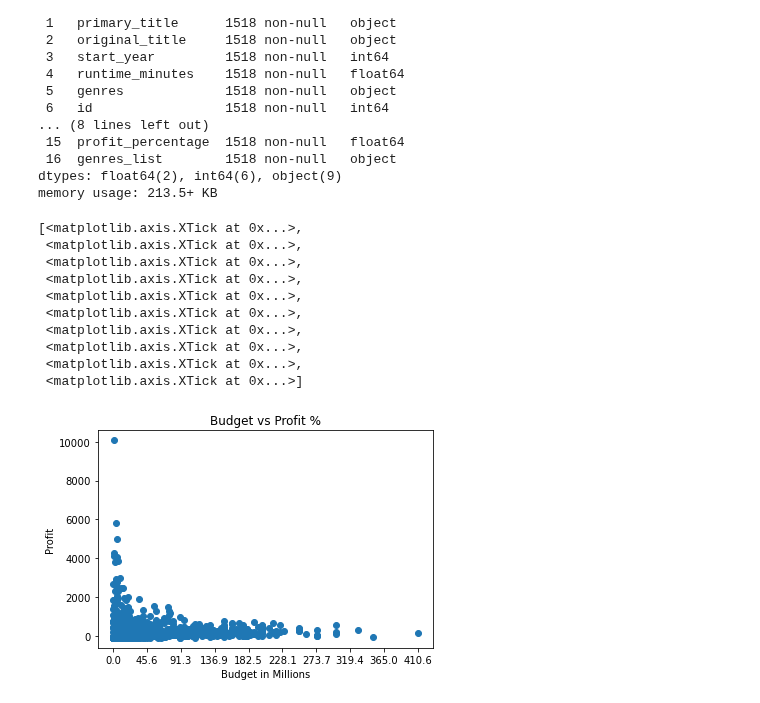
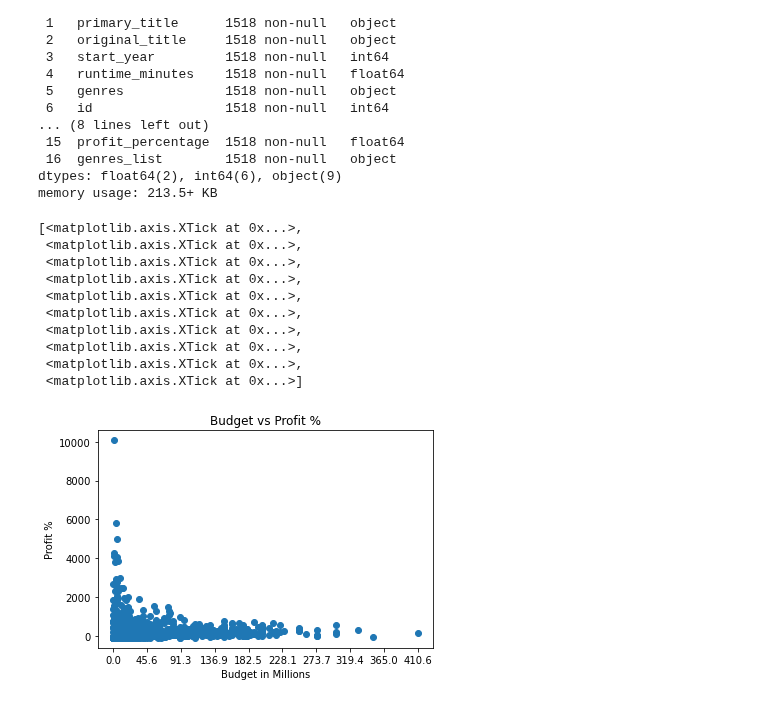
Before and after one commit to FeritYikar/ds-phase1-project, a Jupyter notebook: Anna.ipynb, the cells around one changed output. Drawn from its saved outputs; the diff is of its cells as text; code cells hidden in the pictures.

```diff
--- a/Anna.ipynb
+++ b/Anna.ipynb
@@ -465,33 +471,34 @@ Data columns (total 17 columns):
 dtypes: float64(2), int64(6), object(9)
 memory usage: 213.5+ KB
 # %%
+#comparing budget vs profit%
 import numpy as np
 
 fig, ax = plt.subplots()
 
 ax.scatter(x= gbc3["pb_numeric"].map(lambda x: x/1000000), y= gbc3["profit_percentage"])
 ax.set_title("Budget vs Profit %")
 ax.set_xlabel("Budget in Millions")
-ax.set_ylabel("Profit")
+ax.set_ylabel("Profit %")
 
 xticks = np.linspace(
                     start=min(list(gbc3["pb_numeric"].map(lambda x: x/1000000))),
                     stop=max(list(gbc3["pb_numeric"].map(lambda x: x/1000000))),
                     num=10
                     )
 ax.set_xticks(xticks)
 
 
 # ax.set_xticks(gbc3["production_budget"],[1000,2000,3000])
 # %% [output]
 [<matplotlib.axis.XTick at 0x...>,
  <matplotlib.axis.XTick at 0x...>,
  <matplotlib.axis.XTick at 0x...>,
  <matplotlib.axis.XTick at 0x...>,
  <matplotlib.axis.XTick at 0x...>,
  <matplotlib.axis.XTick at 0x...>,
  <matplotlib.axis.XTick at 0x...>,
  <matplotlib.axis.XTick at 0x...>,
  <matplotlib.axis.XTick at 0x...>,
  <matplotlib.axis.XTick at 0x...>]
-[figure, old version]
+[figure, new version]
```
Also changed, not shown: parts of 31 cells of this notebook.
